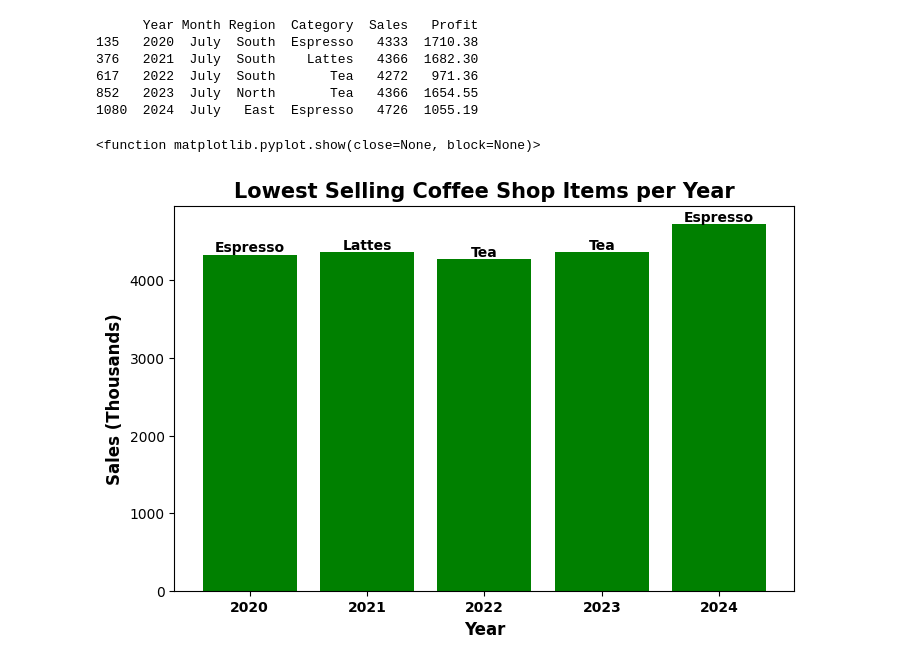
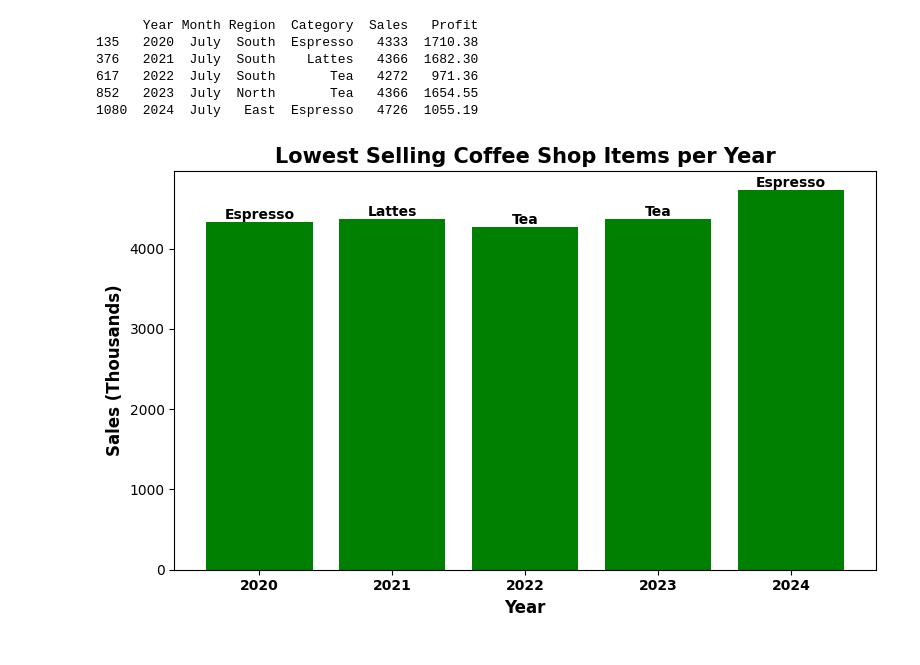
Before and after one commit to ryann1004/DA_M3_DataVizChallenge, a Jupyter notebook: data_viz_ethics_challenge.ipynb, the cells around one changed output. Saved outputs shown, nothing was run; the diff lists cells and outputs as text; code cells hidden in the pictures.

```diff
--- a/data_viz_ethics_challenge.ipynb
+++ b/data_viz_ethics_challenge.ipynb
@@ -154,21 +172,21 @@ print(lowest_selling_item_per_year)
 # %%
 # Plot lowest selling items per year
 # Wanted to be more precise with the visualization of lowest selling items per year
 plt.figure(figsize=(8,5))
 plt.bar(lowest_selling_item_per_year['Year'], lowest_selling_item_per_year['Sales'], color='green', linewidth=2)
 
 # made clear, defined labels for title and axes
 plt.xlabel('Year', fontsize=12, fontweight="bold", color="black")
 plt.ylabel('Sales (Thousands)', fontsize=12, fontweight="bold", color="black")
 plt.title('Lowest Selling Coffee Shop Items per Year', fontsize=15, fontweight="bold", color="black")
 
 #adding item labels
 #used same, consistent colors
 for index, row in lowest_selling_item_per_year.iterrows():
     plt.text(row['Year'], row['Sales'], row['Category'], ha='center', va='bottom', fontsize=10, fontweight="bold", color="black")
 
 plt.xticks(lowest_selling_item_per_year['Year'], fontsize=10, fontweight="bold", color="black")
-plt.show
+plt.tight_layout()
+plt.show()
 # %% [output]
-<function matplotlib.pyplot.show(close=None, block=None)>
-[figure, old version]
+[figure, new version]
```
Also changed, not shown: parts of 2 cells of this notebook.
